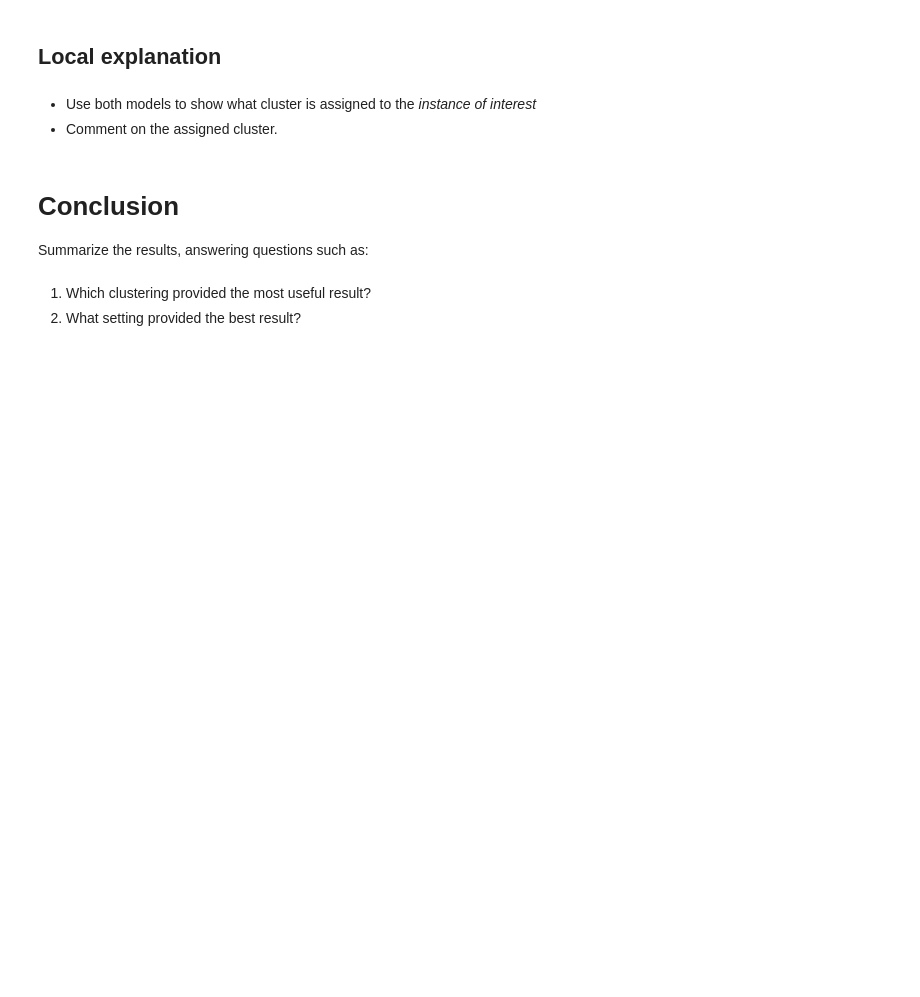
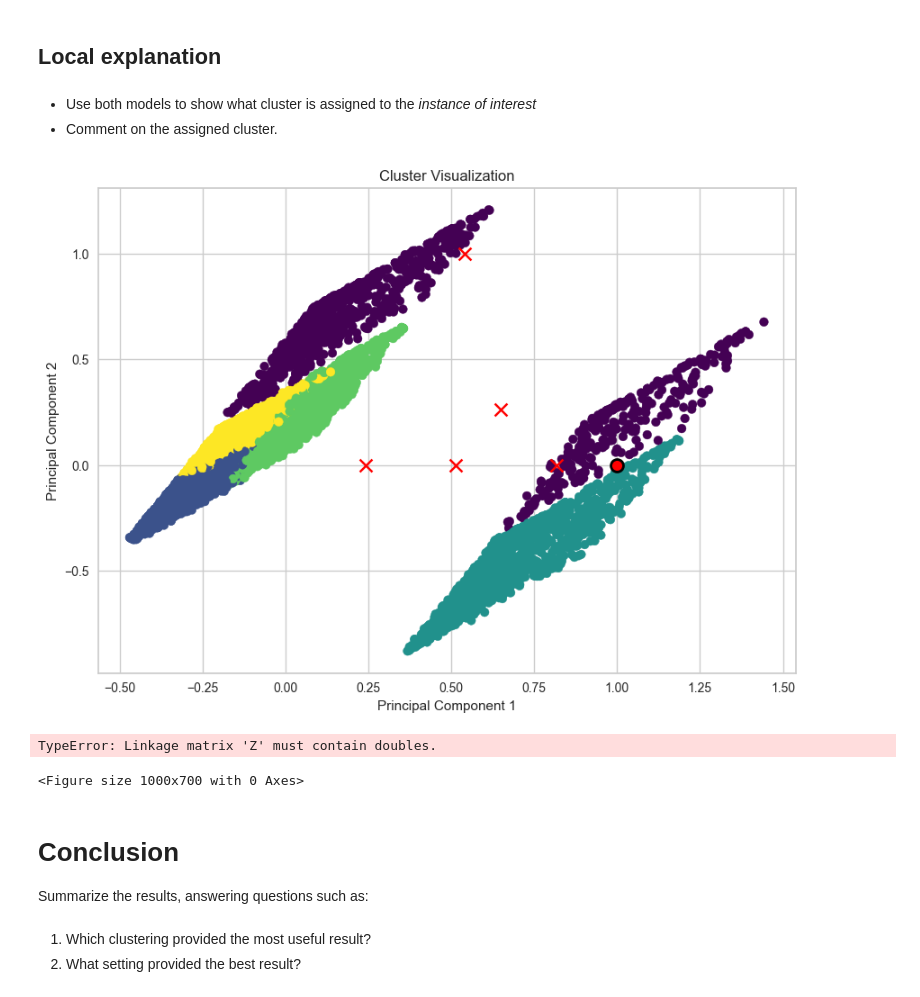
Before and after one commit to Filip-Dvorak/ZYZZ, a Jupyter notebook: template-coursework-clustering.ipynb, the cells around one changed output. Saved outputs shown, nothing was run; the diff lists cells and outputs as text; code cells hidden in the pictures; blank space fills up the shorter version.

```diff
--- a/template-coursework-clustering.ipynb
+++ b/template-coursework-clustering.ipynb
@@ -310,6 +310,43 @@ plt.show()
 # %% [markdown]
 * Use both models to show what cluster is assigned to the *instance of interest*
 * Comment on the assigned cluster.
+# %%
+plt.figure(figsize=(10, 7))
+plt.scatter(principalDf['principal component 1'], principalDf['principal component 2'], c=principalDf['Cluster'], cmap='viridis')
+
+# Plot the centroids
+plt.scatter(centroids[:, 0], centroids[:, 1], marker='x', c="red",s=100)
+
+plt.xlabel('Principal Component 1')
+plt.ylabel('Principal Component 2')
+plt.title('Cluster Visualization')
+plt.scatter(instance_of_interest.iloc[0, 0], instance_of_interest.iloc[0, 1], c='red', edgecolor='black', linewidth=2, s=100)
+plt.show()
+
+
+def color_dendrogram(T, color):
+    # Create a color dictionary
+    color_dict = {i: color if i == 'instance_of_interest' else 'black' for i in T['ivl']}
+
+    # Apply the colors to the dendrogram labels
+    link_cols = {i: color_dict[i] for i in color_dict if i in T['ivl']}
+
+    dendrogram(T, link_color_func=lambda x: link_cols[x])
+    plt.show()
+
+# Plot the dendrogram
+plt.figure(figsize=(10, 7))
+T = dendrogram(linked, orientation='top', distance_sort='descending', show_leaf_counts=True, no_plot=True)
+color_dendrogram(T, 'red')
+
+# Plot the dendrogram
+plt.figure(figsize=(10, 7))
+dendrogram(linked, orientation='top', distance_sort='descending', show_leaf_counts=True)
+plt.show()
+# %% [output]
+[figure, added]
+TypeError: Linkage matrix 'Z' must contain doubles.
+<Figure size 1000x700 with 0 Axes>
 # %% [markdown]
 # Conclusion
 Summarize the results, answering questions such as:
```
